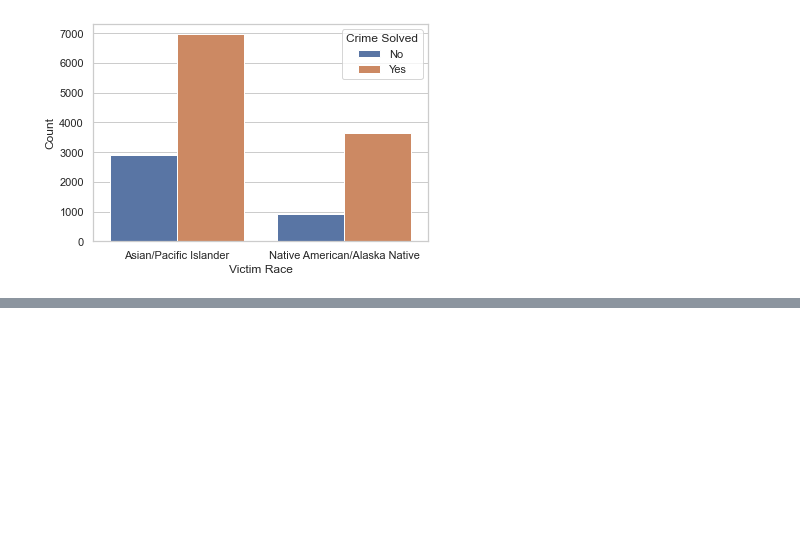
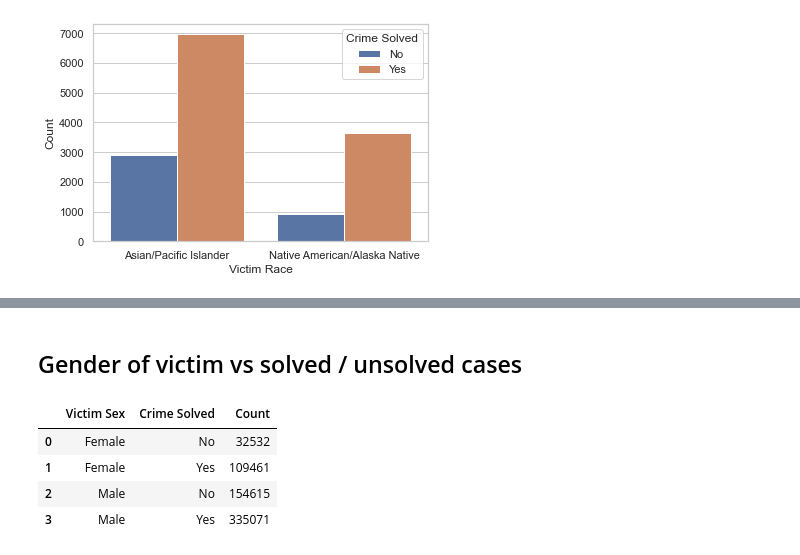
Before and after one commit to ubco-W2020WT1-data301/course-project-group_6005, a Jupyter notebook: analysis/submitted/Milestone 2.ipynb, the cells around one changed output, grey strips where cells are left out. Cells and saved outputs as stored; diff of their text form; code cells hidden in the pictures; blank space fills up the shorter version.

```diff
--- a/analysis/submitted/Milestone 2.ipynb
+++ b/analysis/submitted/Milestone 2.ipynb
@@ -52,0 +63,11 @@ Some hand calculations result in the following values for percentage solved:
+# %% [markdown]
+## Gender of victim vs solved / unsolved cases
+# %%
+df2 = gender_analysis(df)
+df2
+# %% [output]
+|  | Victim Sex | Crime Solved | Count |
+| 0 | Female | No | 32532 |
+| 1 | Female | Yes | 109461 |
+| 2 | Male | No | 154615 |
+| 3 | Male | Yes | 335071 |
```
Also changed, not shown: parts of 4 cells of this notebook, 1 other file.
